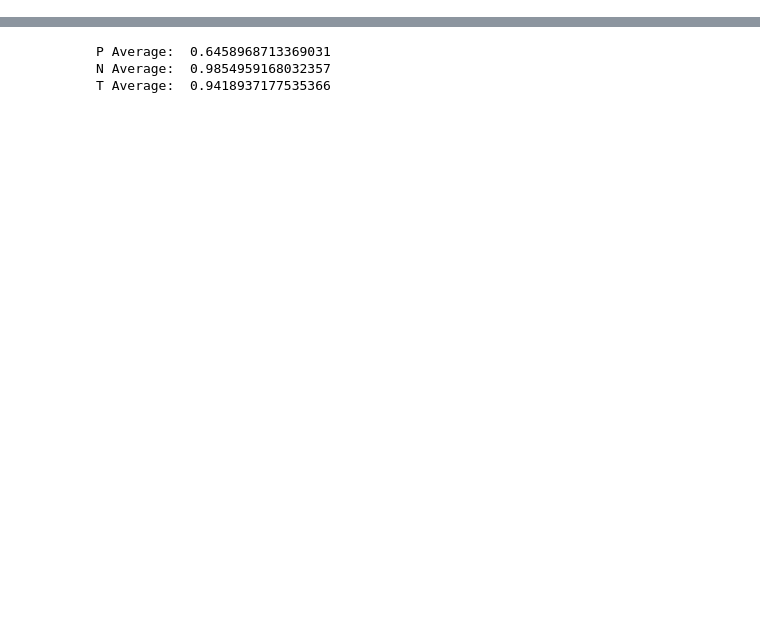
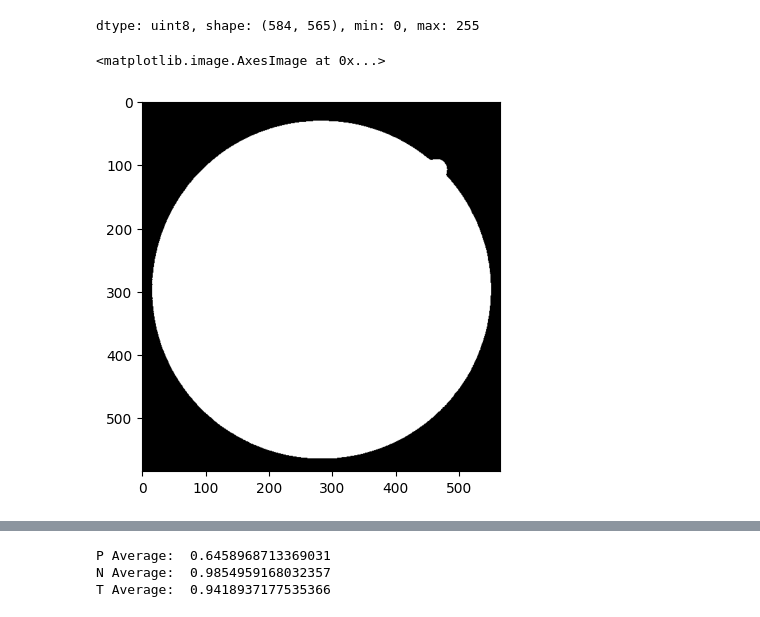
Before and after one commit to Eajunnn/Retina-Blood-Vessels-Segmentation, a Jupyter notebook: EajunYikJunOOI_20410108_IIP.ipynb, the cells around one changed output, grey strips where cells are left out. Saved outputs shown, nothing was run; the diff lists cells and outputs as text; code cells hidden in the pictures; blank space fills up the shorter version.

```diff
--- a/EajunYikJunOOI_20410108_IIP.ipynb
+++ b/EajunYikJunOOI_20410108_IIP.ipynb
@@ -0,0 +36,10 @@
+# %%
+mask_path = r'C:\Users\Acer\Documents\IIP\mask_images\mask_images'
+mask = PIL.Image.open(os.path.join(mask_path,'1.tif'))
+mask = np.array(mask)
+print(f'dtype: {mask.dtype}, shape: {mask.shape}, min: {np.min(mask)}, max: {np.max(mask)}')
+plt.imshow(mask,cmap='gray', vmin=0, vmax=255)
+# %% [output]
+dtype: uint8, shape: (584, 565), min: 0, max: 255
+<matplotlib.image.AxesImage at 0x...>
+[figure, added]
```
Also changed, not shown: parts of 10 cells of this notebook.
